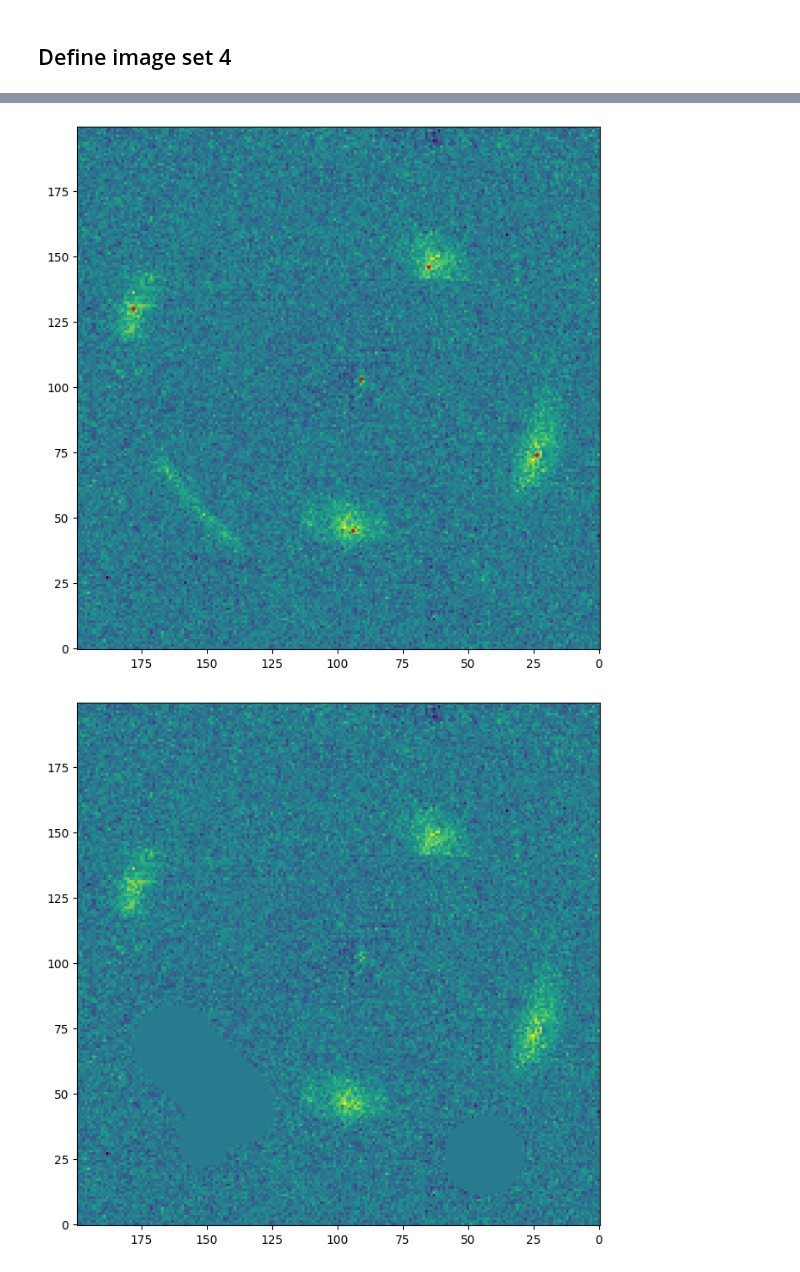
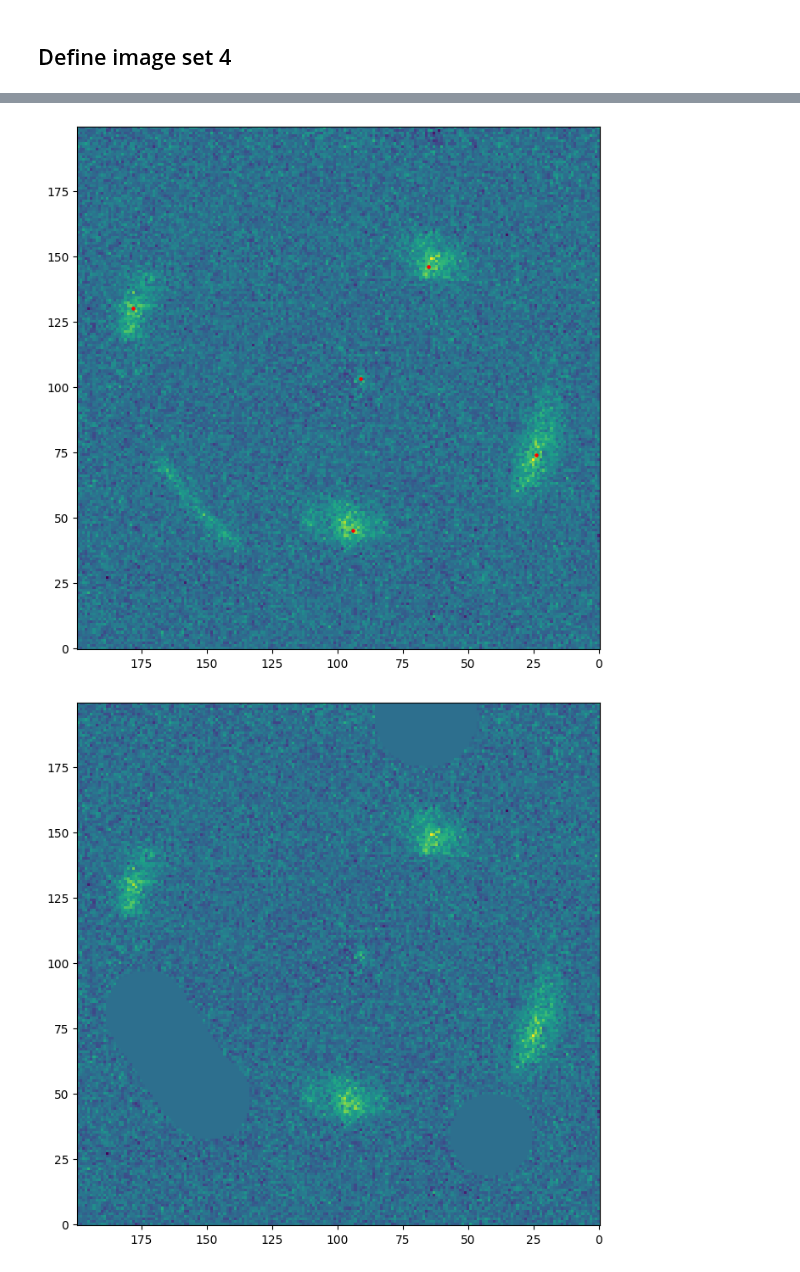
Before and after one commit to williyamshoe/iful, a Jupyter notebook: examples/s4c_init.ipynb, the cells around one changed output, grey strips where cells are left out. Cells and saved outputs as stored; diff of their text form; code cells hidden in the pictures.

```diff
--- a/examples/s4c_init.ipynb
+++ b/examples/s4c_init.ipynb
@@ -12,7 +10,7 @@ from iful.image_set import *
 from iful.util import *
 # %%
 datacube_filename = "example_data/carousel_lens_muse_trunc.fits"
-ifu_psf_filename = "/global/cfs/projectdirs/deepsrch/lensed_sne_search/ucla_proj/carousel_kinematics/datacubes/psfi.pickle"
+ifu_psf_filename = "example_data/final_psf.npy"
 
 full_datacube = fits.getdata(datacube_filename, 1)
 # full_var_datacube = fits.getdata(datacube_filename, 2)
@@ -124,15 +121,12 @@ header_wcs["CRPIX2"] = init_lens_center[0, 1] + 1
 header_wcs["CRVAL2"] = 0.0
 header_wcs["NAXIS2"] = full_datacube_whitelight.shape[1]
 
-with open(ifu_psf_filename, "rb") as handle:
-    psf_info = pickle.load(handle)
-
 general_aux_info = {
     "init_lens_center": init_lens_center,
     "exptime": exptime,
     "zl": zl,
     "header_wcs": header_wcs,
-    "psf_info": psf_info,
+    "final_psf": np.load(ifu_psf_filename),
     "pixscale": pixscale,
 }
 # %% [markdown]
@@ -140,7 +134,7 @@ general_aux_info = {
 # %%
 zs = 1.432
 
-spectra_center = 9068
+spectra_center = 9069
 specta_range = 24
 gap = 0
 spectra_background = 10
@@ -180,38 +174,38 @@ TypeError: ImageSet.__init__() missing 1 required positional argument: 'spectra_
 # %%
-image_locs = np.array([[130, 21], [45, 105], [74, 175], [146, 134], [103, 108]])  #
+image_locs = np.array([[178, 130], [94, 45], [24, 74], [65, 146], [91, 103]])  #
 # image_locs = np.array([[(j - size//2) + size//2, -(i - size//2) + size//2] for i, j in image_locs])
 imset4.mark_image_locations(image_locs)
 # %% [output]
-[figure, old version]
+[figure, new version]
 # %%
 mask_locs = np.array(
     [
-        [45, 60, 15],
-        [47, 58, 15],
-        [49, 56, 15],
-        [51, 54, 15],
-        [53, 52, 15],
-        [55, 50, 15],
-        [57, 48, 15],
-        [59, 46, 15],
-        [61, 44, 15],
-        [63, 42, 15],
-        [65, 40, 15],
-        [67, 38, 15],
-        [69, 36, 15],
-        [32, 48, 10],
-        [26, 155, 15],
+        [174, 81, 16],
+        [172, 78, 16],
+        [170, 75, 16],
+        [168, 72, 16],
+        [166, 69, 16],
+        [164, 66, 16],
+        [162, 63, 16],
+        [160, 60, 16],
+        [158, 57, 16],
+        [156, 54, 16],
+        [154, 52, 16],
+        [152, 50, 16],
+        [150, 48, 16],
+        [67, 195, 20],
+        [42, 34, 16],
     ]
 )  # , [103, 108, 20]
-# mask_locs = np.array([[(j - size//2) + size//2, -(i - size//2) + size//2, s] for i, j, s in mask_locs])
+mask_locs = np.array([[j, -(i - size // 2) + size // 2, s] for i, j, s in mask_locs])
 
 img_mask = np.ones(imset4.datacube_whitelight.shape)
 for l in mask_locs:
     img_mask *= mask_circle(l[0], l[1], l[2], img_mask.shape)
 
 imset4.set_mask(img_mask)
 # %% [output]
-[figure, old version]
+[figure, new version]
 # %%
 mask_locs = np.array([])
 
```
Also changed, not shown: parts of 9 cells of this notebook.
